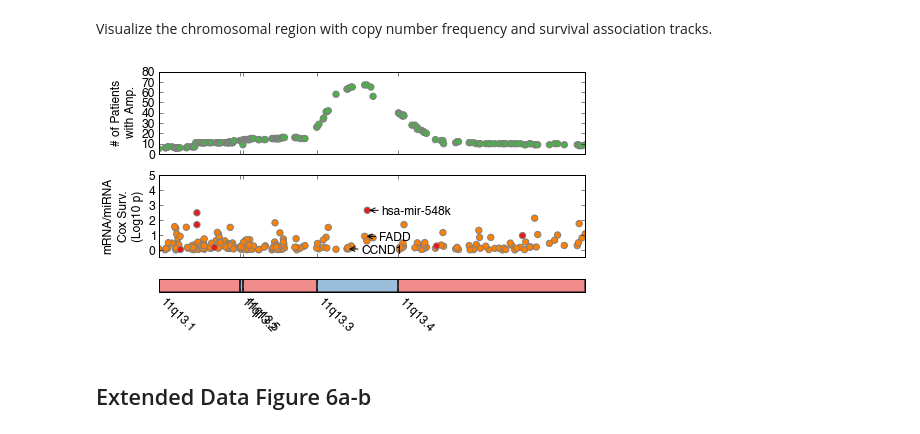
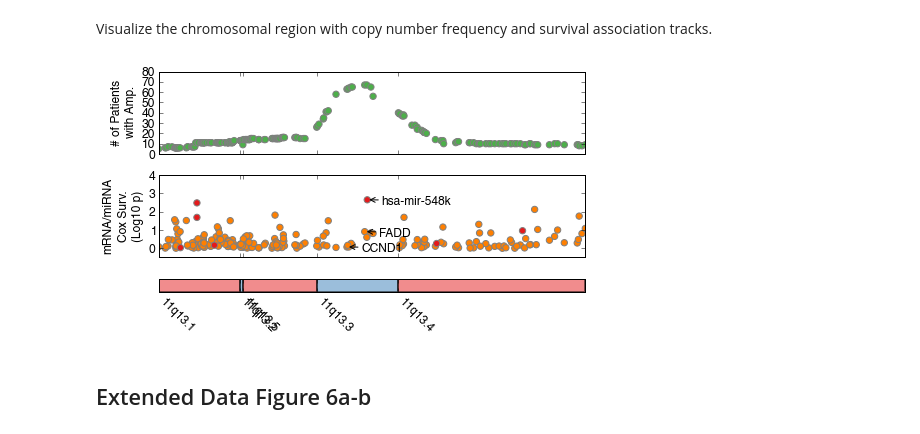
Before and after one commit to theandygross/TCGA, a Jupyter notebook: Analysis_Notebooks/HNSCC_figures.ipynb, the cells around one changed output. Drawn from its saved outputs; the diff is of its cells as text; code cells hidden in the pictures.

```diff
--- a/Analysis_Notebooks/HNSCC_figures.ipynb
+++ b/Analysis_Notebooks/HNSCC_figures.ipynb
@@ -86,5 +94,5 @@ del_3p = cn.features.ix['Deletion'].ix['3p14.2'].ix[0].ix[keepers_o]
 mir_3170 = mirna.features.ix['binary'].ix['hsa-mir-3170'].ix[keepers_o]
 #ras = binarize(rna.pathways.ix['REACTOME_SOS_MEDIATED_SIGNALLING'].ix[keepers_o])
 pip3 = binarize(rna.pathways.ix['SIG_PIP3_SIGNALING_IN_B_LYMPHOCYTES'].ix[keepers_o])
-spread = clinical.processed.spread_inferred.ix[keepers_o]
+smoker = clinical.binary_df.ix['recent_smoker'].ix[keepers_o].dropna()
 # %% [markdown]
@@ -95,9 +103,9 @@ var_list = [p53_mut.map({1: 'mutated',0:'wild-type'}),
             del_3p.map({-1: 'deleted', 0: 'wild-type'}),
             mir_3170.map({0: 'absent', 1: 'present'}),
             pip3.map({0:'low', 1:'high'}),
-            spread.map({1: 'present', 0 : 'absent'})
+            smoker.map({1: 'yes', 0 : 'no'})
             ]
-labels = ['TP53','3p14.2','mir-3170','PIP3 Pathway\nExpression','Extra-Capsular\nSpread']
+labels = ['TP53','3p14.2','mir-3170','PIP3 Pathway\nExpression','Recent\nSmoking']
 color_list = array(colors)
 n_rows = len(var_list)
 for i,var in enumerate(var_list):
@@ -224,0 +265,23 @@ fig.savefig(figdir + 'fig4ab.pdf', transparent=True)
+# %%
+fig, axs = subplots(1,3, figsize=(10,3))
+
+c = {'a':colors_th[3], 'b': colors_th[2], 'c': colors_th[1], 'd': colors_th[0]}
+draw_survival_curve(combo.ix[pts], surv, colors=c, ax=axs[0])
+
+st_1 = combine(mir548k, two_hit).ix[pts]
+st_1 = st_1.map({'hsa-mir-548k':1, 'neither':1, 'TP53':2, 'both': 3})
+
+draw_survival_curve(st_1, surv, colors={1:colors_st[2], 2:colors_st[1], 3:colors_st[0]},
+                    ax=axs[1])
+
+st_2 = combine(muc5b, two_hit).ix[pts]
+st_2 = st_2.map({'MUC5B':1, 'neither':1, 'TP53':2, 'both': 3})
+
+draw_survival_curve(st_2, surv, colors={1:colors_st[2], 2:colors_st[1], 3:colors_st[0]},
+                    ax=axs[2])
+
+for ax in axs:
+    prettify_ax(ax)
+    ax.get_legend().set_visible(False)
+fig.tight_layout()
+fig.savefig(figdir + 'supp_fig4ab.pdf', transparent=True)
@@ -323,35 +394,35 @@ ax1.scatter(starts, (p_arm > 1).sum(1), s=40, c=colors[2],
 ax2.scatter(exp2.index.get_level_values('start'), exp2, s=40,
             c=colors[4], edgecolor='grey', alpha=1)
 ax2.scatter(mir2.index.get_level_values('start'), mir2, s=40,
             c=colors[0], edgecolor='grey', alpha=1)
 
 #ax1.set_ybound(215,255)
 ax1.set_ylabel('# of Patients\nwith Amp.\n\n', ha='center', va='center')
 ax2.set_ybound(-.5,0)
 ax2.set_ylabel('mRNA/miRNA\nCox Surv.\n(Log10 p)\n\n\n', ha='center', va='center')
 ax3.set_yticks([])
 fig.tight_layout()
 for ax in [ax1, ax2, ax3]:
     ax.set_xbound(starts[0],
                   starts[-1])
     ax.set_xticks(bands)
 
 for n, ss in mir2.order().tail(1).iteritems():
     ax2.annotate(n[0], (n[2], ss), xytext=(15, -5),
                  textcoords='offset points',
                  arrowprops=dict(arrowstyle="->"))
 for n, ss in exp2.ix[['CCND1', 'FADD']].iteritems():
     ax2.annotate(n[0], (n[1], ss), xytext=(15, -5),
                  textcoords='offset points',
                  arrowprops=dict(arrowstyle="->"))
 
 ax1.set_xticklabels('')
 ax2.set_xticklabels('')
-ax2.set_yticks([0,1,2,3,4,5])
+ax2.set_yticks([0,1,2,3,4])
 fig.tight_layout()
 fig.savefig(figdir + 'fig4c.pdf', transparent=True)
 # %% [output]
-[figure, old version]
+[figure, new version]
 # %% [markdown]
 ## Extended Data Figure 6a-b
 # %%
```
Also changed, not shown: parts of 26 cells of this notebook, 19 other files.
